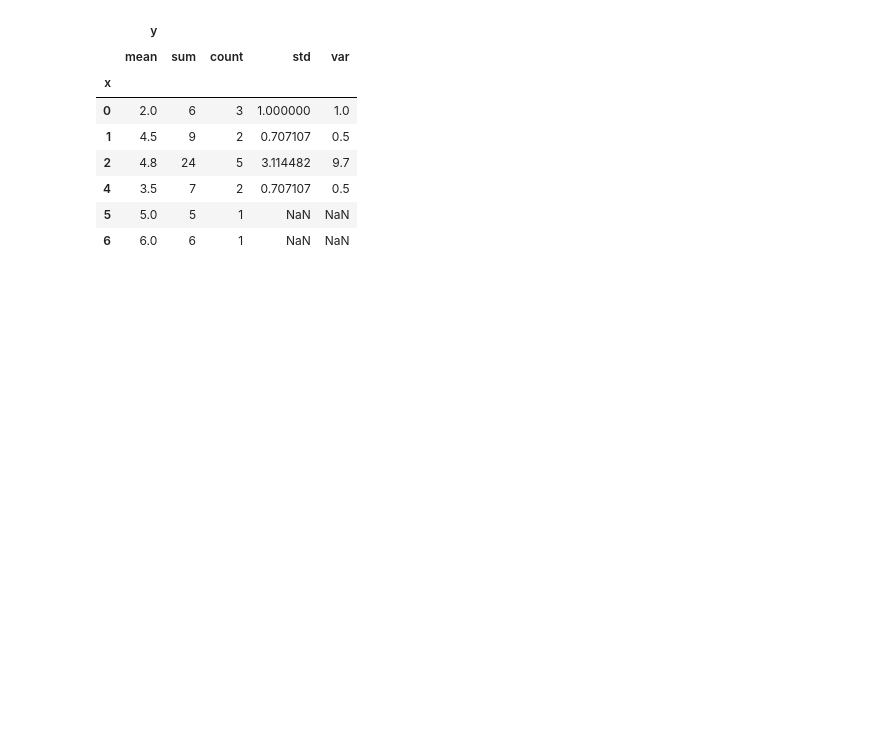
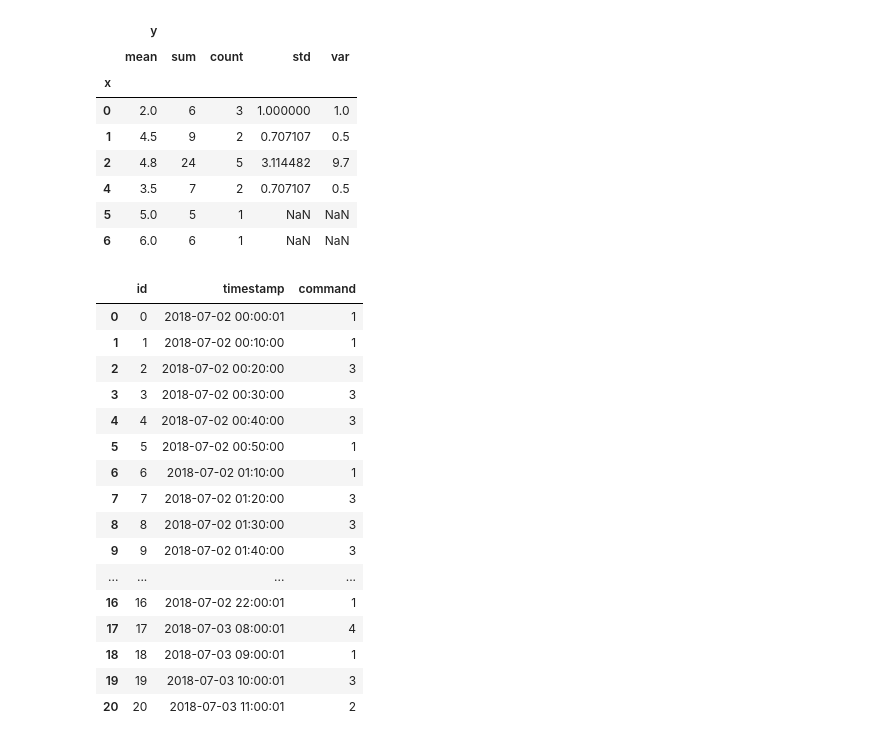
Before and after one commit to jprando/intro-data-analysis-with-python, a Jupyter notebook: data_analysis/intro/pandas_intro.ipynb, the cells around one changed output. Drawn from its saved outputs; the diff is of its cells as text; code cells hidden in the pictures; blank space fills up the shorter version.

```diff
--- a/data_analysis/intro/pandas_intro.ipynb
+++ b/data_analysis/intro/pandas_intro.ipynb
@@ -154,3 +154,38 @@ df.groupby('x').agg(['mean','sum','count','std','var'])
 | 4 | 3.5 | 7 | 2 | 0.707107 | 0.5 |
 | 5 | 5.0 | 5 | 1 | NaN | NaN |
 | 6 | 6.0 | 6 | 1 | NaN | NaN |
+# %%
+PARSE_DATES = ['timestamp']
+to_datetime = lambda d: datetime.strptime(d, '%Y-%m-%d %H:%M:%S').date()
+def command_to_int(command):
+    if command == 'up': return 1
+    elif command == 'down': return 2
+    elif command == 'left': return 3
+    elif command == 'right': return 4
+    else: raise ValueError('Invalid command')
+
+CONVERTERS = {
+    'data_extracao': to_datetime,
+    'command': command_to_int
+}
+
+df = pd.read_csv('commands.csv', parse_dates=PARSE_DATES, converters=CONVERTERS, sep=';')
+df
+# %% [output]
+|  | id | timestamp | command |
+| 0 | 0 | 2018-07-02 00:00:01 | 1 |
+| 1 | 1 | 2018-07-02 00:10:00 | 1 |
+| 2 | 2 | 2018-07-02 00:20:00 | 3 |
+| 3 | 3 | 2018-07-02 00:30:00 | 3 |
+| 4 | 4 | 2018-07-02 00:40:00 | 3 |
+| 5 | 5 | 2018-07-02 00:50:00 | 1 |
+| 6 | 6 | 2018-07-02 01:10:00 | 1 |
+| 7 | 7 | 2018-07-02 01:20:00 | 3 |
+| 8 | 8 | 2018-07-02 01:30:00 | 3 |
+| 9 | 9 | 2018-07-02 01:40:00 | 3 |
+| ... | ... | ... | ... |
+| 16 | 16 | 2018-07-02 22:00:01 | 1 |
+| 17 | 17 | 2018-07-03 08:00:01 | 4 |
+| 18 | 18 | 2018-07-03 09:00:01 | 1 |
+| 19 | 19 | 2018-07-03 10:00:01 | 3 |
+| 20 | 20 | 2018-07-03 11:00:01 | 2 |
```
Also changed, not shown: parts of 1 cell of this notebook.
